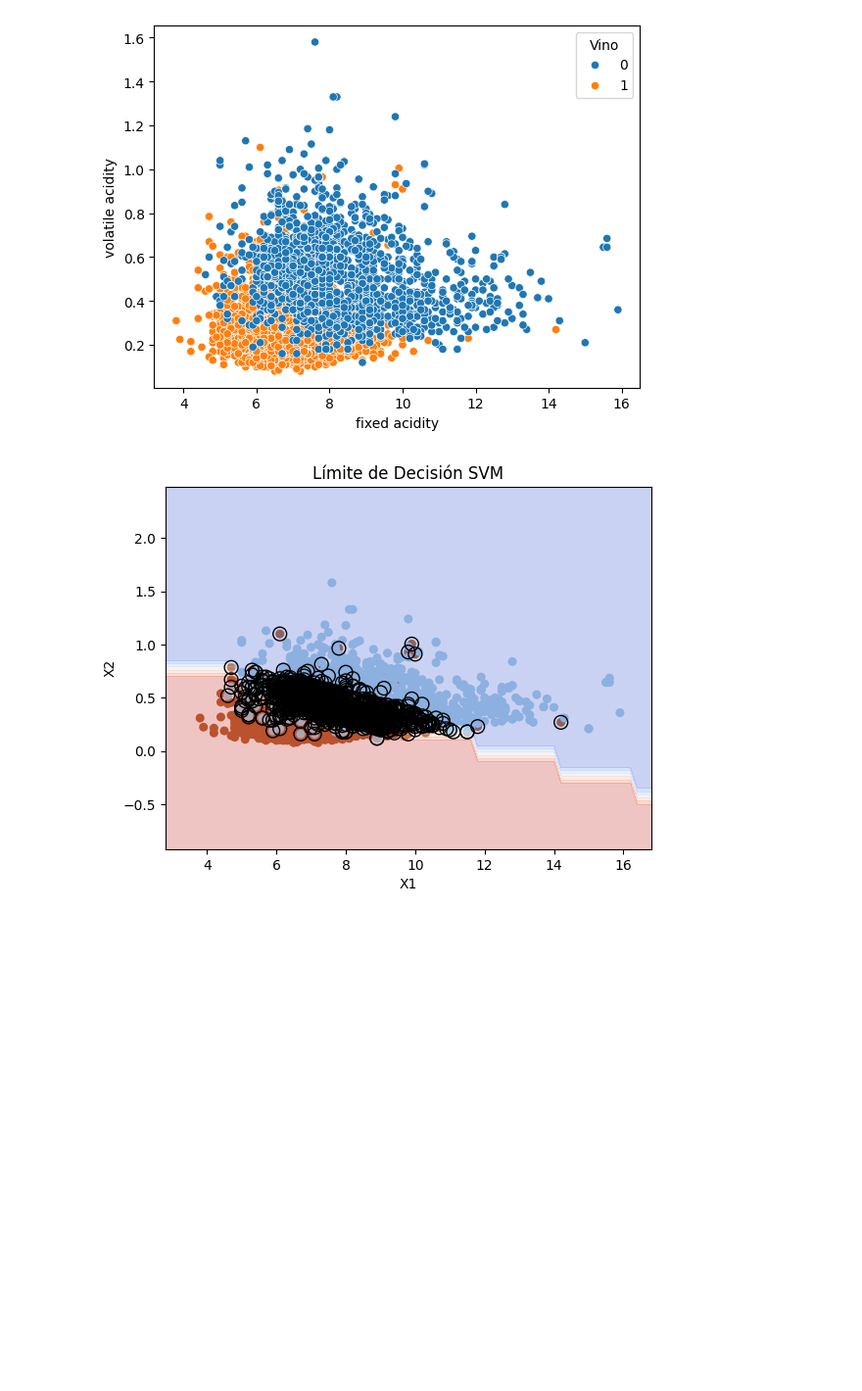
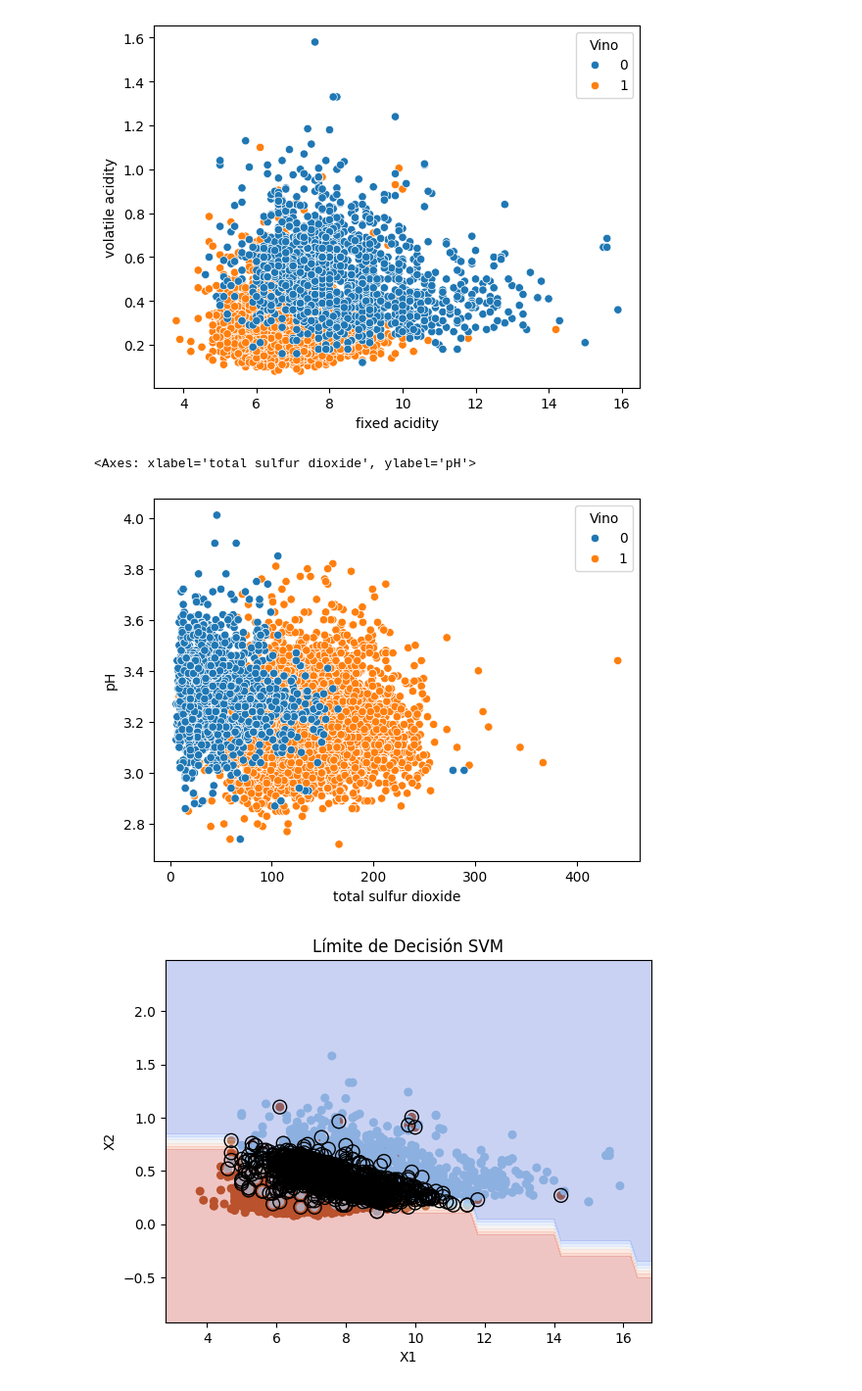
Before and after one commit to coyolxahuqui/Tareas-UIC, a Jupyter notebook: S3MSV.ipynb, the cells around one changed output. Shown at 98% size. Saved outputs shown, nothing was run; the diff lists cells and outputs as text; code cells hidden in the pictures; blank space fills up the shorter version.

```diff
--- a/S3MSV.ipynb
+++ b/S3MSV.ipynb
@@ -125,6 +125,11 @@ sb.scatterplot(x="fixed acidity", y="volatile acidity", data=datos, hue="Vino")
 # %% [output]
 <Axes: xlabel='fixed acidity', ylabel='volatile acidity'>
 [figure]
+# %%
+sb.scatterplot(x="total sulfur dioxide", y="pH", data=datos, hue="Vino")
+# %% [output]
+<Axes: xlabel='total sulfur dioxide', ylabel='pH'>
+[figure, added]
 # %%
 from sklearn.model_selection import train_test_split
 X_ent, X_pru, y_ent, y_pru = train_test_split(X, y, test_size=.2)
```
Also changed, not shown: parts of 1 cell of this notebook.
